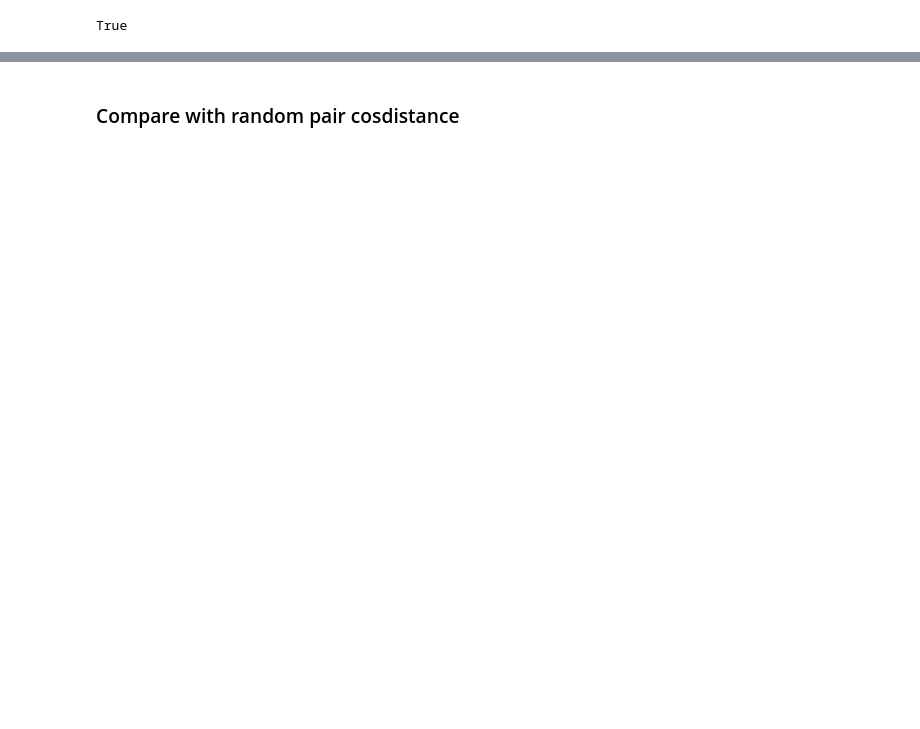
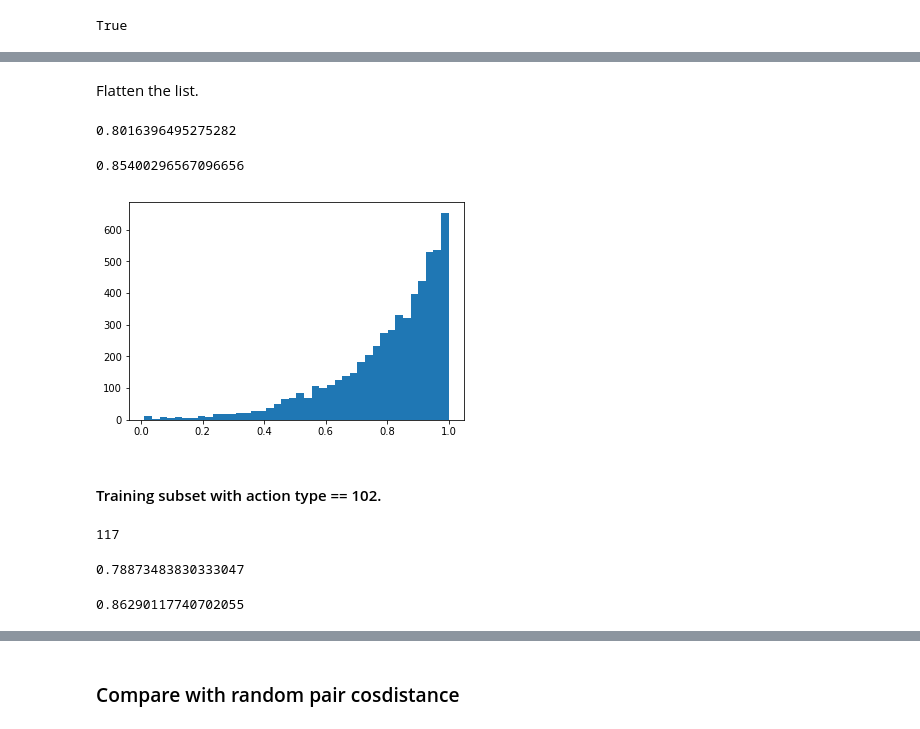
Before and after one commit to yoheikikuta/US-patent-analysis, a Jupyter notebook: notebook/tfidf_nearest.ipynb, the cells around one changed output, grey strips where cells are left out. Cells and saved outputs as stored; diff of their text form; code cells hidden in the pictures; blank space fills up the shorter version.

Commit message:
Calculate cosine distances for various app_id subsets
Compared the results among all app ids, app ids with action type 102
and app ids with action type 103.

```diff
--- a/notebook/tfidf_nearest.ipynb
+++ b/notebook/tfidf_nearest.ipynb
@@ -499,7 +637,12 @@ training_app_df[training_app_df.app_id == 15227804].index[0]
 # %%
 def calc_cosin_for_one_app(appid):
+    '''
+    Calculate cosine distances between a given application id in 2017 and cited grants patents in 2012.
+    '''
     answer_patids = set(citations_2012_2017[citations_2012_2017.app_id == appid].parsed.astype(int))
     answer_idxs = grants_all_df[grants_all_df.parsed.isin(answer_patids)].index
     answer_patent_features = grants_features[answer_idxs, :].toarray()
     training_features_idx = training_app_df[training_app_df.app_id == appid].index[0]
-    return scipy.spatial.distance.cdist(training_features[training_features_idx, :][np.newaxis, :], answer_patent_features, 'cosine')[0]
+    return scipy.spatial.distance.cdist(training_features[training_features_idx, :][np.newaxis, :]
+                                        , answer_patent_features
+                                        , 'cosine')[0]
@@ -541,0 +712,26 @@ True
+# %%
+%%time
+cosdis_all_tr = [calc_cosin_for_one_app(appid) for appid in training_app_df.app_id]
+# %% [markdown]
+Flatten the list.
+# %%
+cosdis_all_tr = np.concatenate(cosdis_all_tr).ravel()
+# %%
+np.mean(cosdis_all_tr)
+# %% [output]
+0.8016396495275282
+# %%
+np.median(cosdis_all_tr)
+# %% [output]
+0.85400296567096656
+# %%
+plt.hist(cosdis_all_tr, bins='auto')
+plt.show()
+# %% [output]
+[figure, added]
+# %% [markdown]
+#### Training subset with action type == 102.
+# %%
+len( set(training_app_df.app_id) & app_id_with_102 )
+# %% [output]
+117
@@ -541,0 +742,8 @@ True
+# %%
+np.mean(cosdis_tr_102)
+# %% [output]
+0.78873483830333047
+# %%
+np.median(cosdis_tr_102)
+# %% [output]
+0.86290117740702055
```
Also changed, not shown: parts of 64 cells of this notebook.
